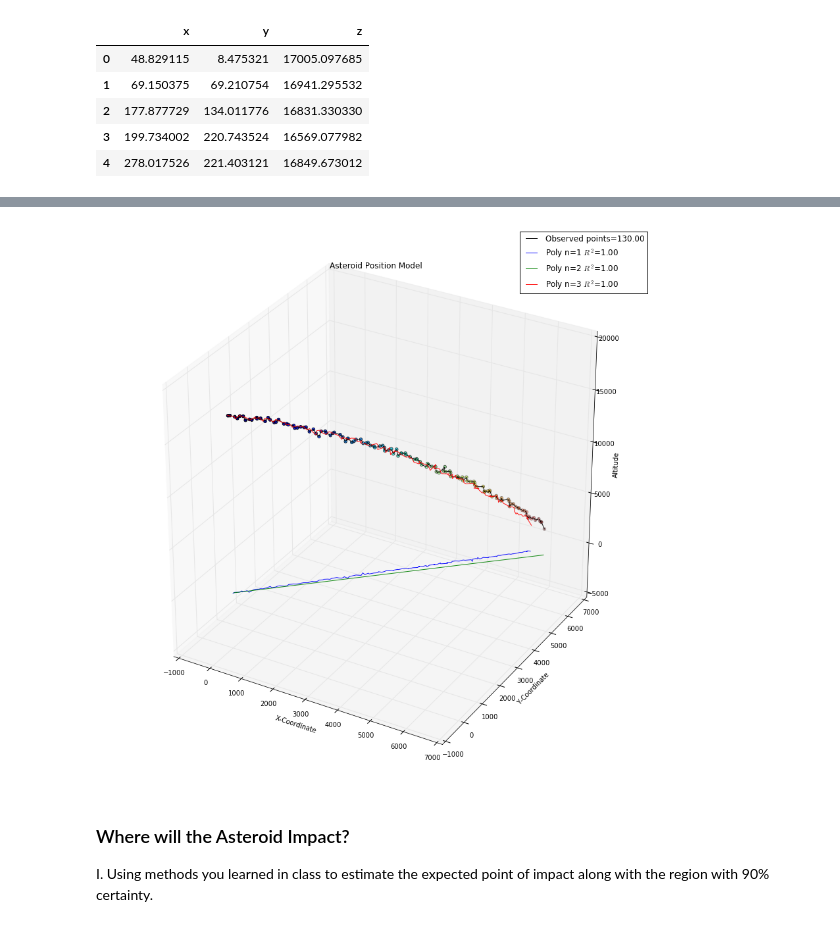
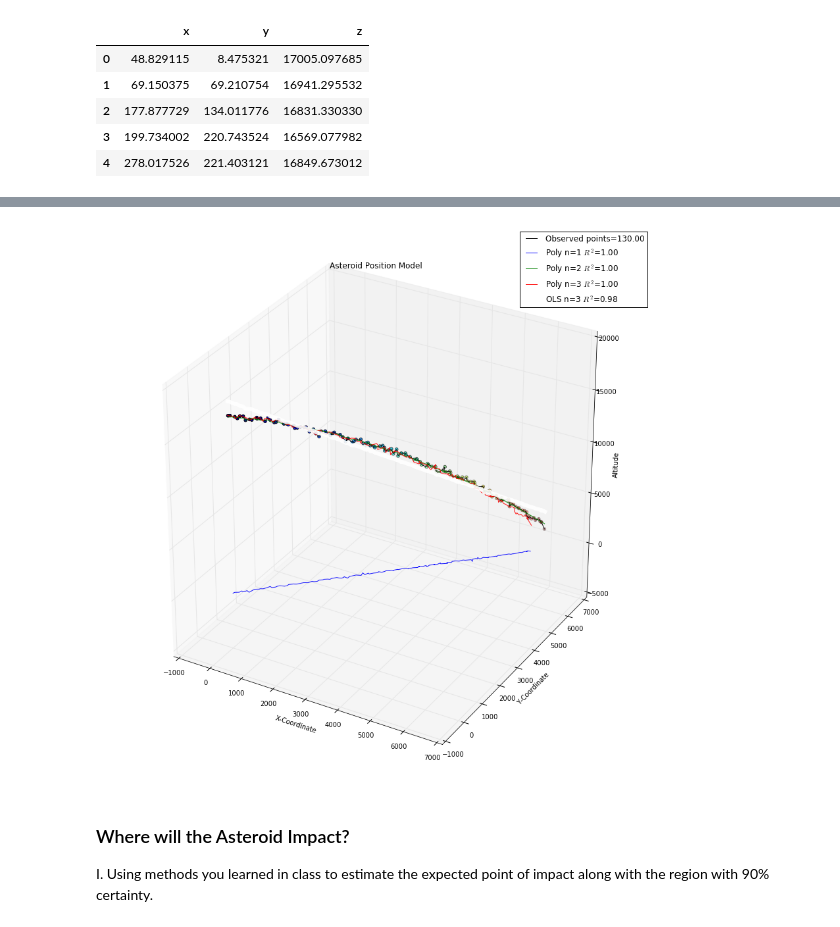
Before and after one commit to rickfarmer/harvard-cs-109a-data-science, a Jupyter notebook: Farmer_Rick_CS109A_Midterm.ipynb, the cells around one changed output, grey strips where cells are left out. Saved outputs shown, nothing was run; the diff lists cells and outputs as text; code cells hidden in the pictures.

```diff
--- a/Farmer_Rick_CS109A_Midterm.ipynb
+++ b/Farmer_Rick_CS109A_Midterm.ipynb
@@ -343,30 +343,8 @@ df.head()
 | 3 | 199.734002 | 220.743524 | 16569.077982 |
 | 4 | 278.017526 | 221.403121 | 16849.673012 |
 # %%
-# Multilinear regression model, calculating fit, P-values, confidence
-# intervals etc.
-
-# Convert the data into a Pandas DataFrame to use the formulas framework
-# in statsmodels
-
-# Fit the model
-#model = ols("z ~ x + y", data).fit()
-
-# Print the summary
-#print(model.summary())
-
-#print("\nRetrieving manually the parameter estimates:")
-#print(model._results.params)
-# should be array([-4.99754526,  3.00250049, -0.50514907])
-
-# Peform analysis of variance on fitted linear model
-#anova_results = anova_lm(model)
-
-#print('\nANOVA results')
-#print(anova_results)
-
-#plt.show()
-
+# Multilinear regression model, calculating fit, P-values, confidence intervals etc.
+offset = lambda o: o + 10
 
 fig = plt.figure(figsize=(15, 15))
 
@@ -391,8 +369,8 @@ plt.plot(poly_1.predict(df.x), df.y, 'b-', alpha=0.9,
          label='Poly n=1 $R^2$=%.2f' % poly_1.rsquared)
 
 # 2nd order polynomial
-poly_2 = ols('y ~ 1 + x + I(x ** 2.0)', data=df).fit()
-plt.plot(df.x, poly_2.predict(df.y), 'g-', alpha=0.9,
+poly_2 = ols('z ~ 1 + x + I(y ** 2.0)', data=df).fit()
+plt.plot(df.x, df.y, poly_2.predict(df.x), 'g-', alpha=0.9,
          label='Poly n=2 $R^2$=%.2f' % poly_2.rsquared)
 
 # 3rd order polynomial
@@ -400,9 +378,28 @@ poly_3 = ols('y ~ 1 + x + I(x ** 2.0) + I(x ** 3.0)', data=df).fit()
 plt.plot(poly_3.predict(df.x), poly_3.predict(df.y), df.z, 'r-', alpha=0.9,
          label='Poly n=3 $R^2$=%.2f' % poly_3.rsquared)
 
+
+# Fit the model
+ols_model = ols("z ~ offset(x + y)", df).fit()
+plt.plot(df.x, df.y, ols_model.predict(df.x), 'w-', linewidth=6, alpha=0.9,
+         label='OLS n=3 $R^2$=%.2f' % ols_model.rsquared)
+
+# Print the summary
+print(ols_model.summary())
+
+print("\nRetrieving manually the parameter estimates:")
+print(ols_model._results.params)
+
+# Peform analysis of variance on fitted linear model
+anova_results = anova_lm(ols_model)
+
+print('\nANOVA results')
+print(anova_results)
+
 plt.legend()
+plt.show()
 
-print(poly_3.summary())
+#print(poly_3.summary())
 # %% [output]
                             OLS Regression Results
 ==============================================================================
@@ -424,4 +421,4 @@ strong multicollinearity or other numerical problems.
-[figure, old version]
+[figure, new version]
 # %% [markdown]
 ### Where will the Asteroid Impact?
 
```
Also changed, not shown: parts of 1 cell of this notebook.
